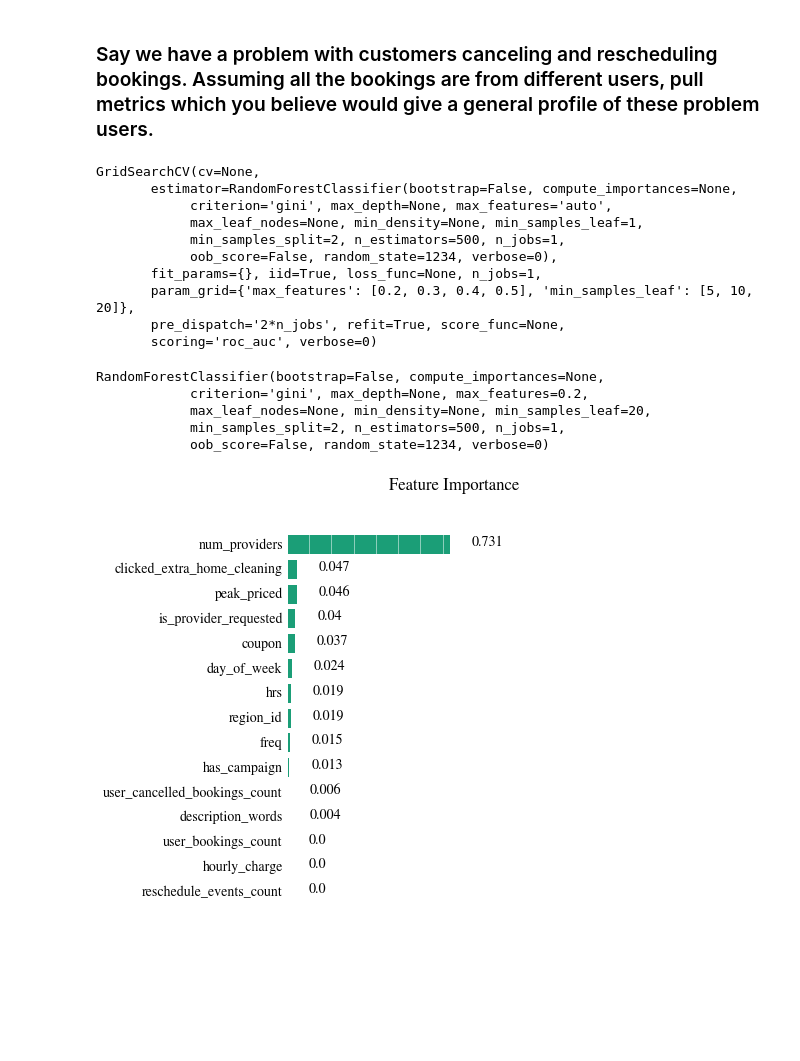
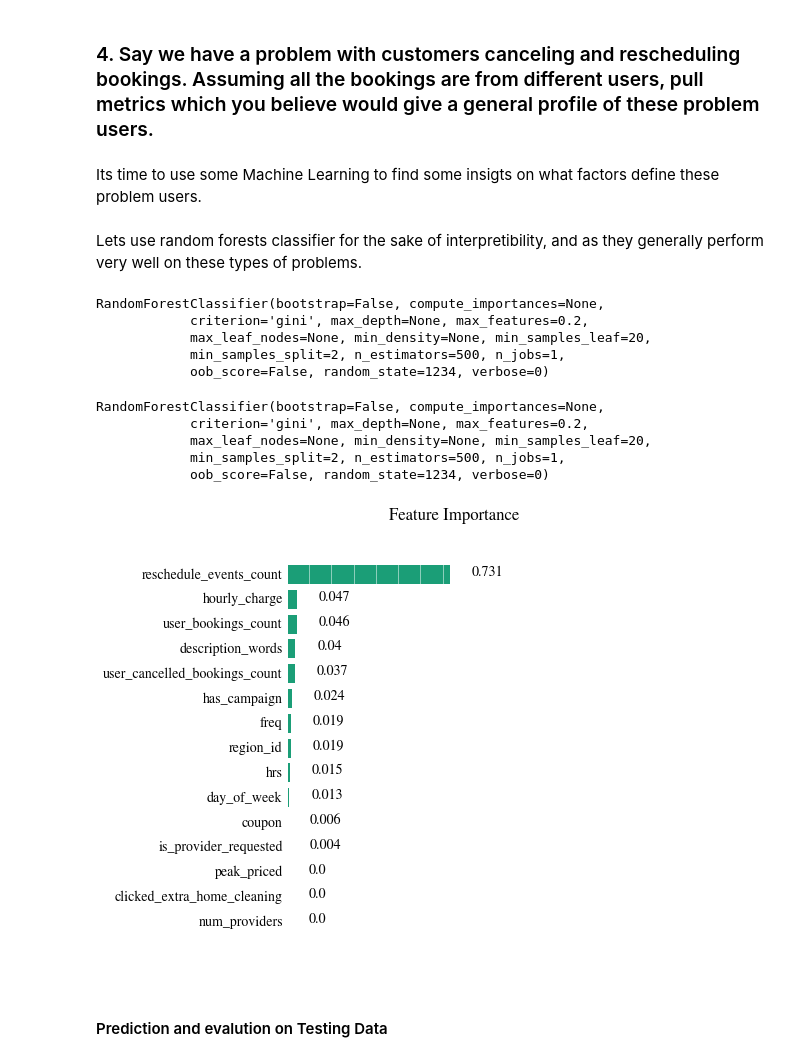
Before and after one commit to asa88/DataExploration, a Jupyter notebook: handy_challenge.ipynb, the cells around one changed output. Drawn from its saved outputs; the diff is of its cells as text; code cells hidden in the pictures; blank space fills up the shorter version.

```diff
--- a/handy_challenge.ipynb
+++ b/handy_challenge.ipynb
@@ -148,5 +161,7 @@ plt.show()
 # %% [markdown]
-### Say we have a problem with customers canceling and rescheduling bookings. Assuming all the bookings are from different users, pull metrics which you believe would give a general profile of these problem users.
+### 4. Say we have a problem with customers canceling and rescheduling bookings. Assuming all the bookings are from different users, pull metrics which you believe would give a general profile of these problem users.
+# %% [markdown]
+Its time to use some Machine Learning to find some insigts on what factors define these problem users.
 # %%
 ''' Brew up the Traininig Data'''
 train_df=copy.deepcopy(tr_df)
@@ -159,11 +174,12 @@ train_df.coupon[train_df.coupon >0 ] =1
 
 train_labels=train_df.ix[:,['problem_customers']] #set training labels
 # %%
-'''Ignore some datetime features'''
+'''Ignore some datetime features as we are using day of week'''
 train_df=train_df.ix[:,[ 'day_of_week','description_words','hrs', 'coupon', 'num_providers',  'has_campaign', 'freq',
-                  'hourly_charge',  'clicked_extra_home_cleaning',  'region_id',
-                  'peak_priced', 'is_provider_requested','reschedule_events_count','user_bookings_count',
-                   'user_cancelled_bookings_count']]
+                  'hourly_charge',  'clicked_extra_home_cleaning',  'region_id','peak_priced', 'is_provider_requested',
+                  'reschedule_events_count','user_bookings_count','user_cancelled_bookings_count']]
+# %% [markdown]
+Lets use random forests classifier for the sake of interpretibility, and as they generally perform very well on these types of problems.
 # %%
 '''GRID SEARCH FOR BEST PARAMETERS'''
 # Build a forest and compute the feature importances
@@ -171,15 +187,11 @@ param_grid = {'min_samples_leaf':[5, 10, 20] , 'max_features': [0.2, 0.3, 0.4, 0
 forest = RandomForestClassifier(n_estimators=500,  random_state=1234,bootstrap = False)
 clf = grid_search.GridSearchCV(forest, param_grid,scoring='roc_auc')
 clf.fit(np.array(train_df), np.ravel(train_labels))
+print clf.best_estimator_
 # %% [output]
-GridSearchCV(cv=None,
-       estimator=RandomForestClassifier(bootstrap=False, compute_importances=None,
-            criterion='gini', max_depth=None, max_features='auto',
-            max_leaf_nodes=None, min_density=None, min_samples_leaf=1,
+RandomForestClassifier(bootstrap=False, compute_importances=None,
+            criterion='gini', max_depth=None, max_features=0.2,
+            max_leaf_nodes=None, min_density=None, min_samples_leaf=20,
             min_samples_split=2, n_estimators=500, n_jobs=1,
-            oob_score=False, random_state=1234, verbose=0),
-       fit_params={}, iid=True, loss_func=None, n_jobs=1,
-       param_grid={'max_features': [0.2, 0.3, 0.4, 0.5], 'min_samples_leaf': [5, 10, 20]},
-       pre_dispatch='2*n_jobs', refit=True, score_func=None,
-       scoring='roc_auc', verbose=0)
+            oob_score=False, random_state=1234, verbose=0)
 # %%
@@ -196,34 +208,34 @@ RandomForestClassifier(bootstrap=False, compute_importances=None,
             min_samples_split=2, n_estimators=500, n_jobs=1,
             oob_score=False, random_state=1234, verbose=0)
 # %%
+''' compute feature importance'''
 importances = clf_forest.feature_importances_
 std = np.std([tree.feature_importances_ for tree in clf_forest.estimators_],
              axis=0)
-indices = np.argsort(importances)[::-1]
+indices = np.argsort(importances)
 # %%
+''' Visualize Feature Importance '''
 plt.figure(figsize=(6,8))
 plt.title('Feature Importance')
-plt.barh(range(15), importances[indices][::-1],align='center')
+plt.barh(range(15), importances[indices],align='center')
 plt.yticks(range(15), train_df.columns[indices])
 
 #add the numbers to the side of each bar
-for ind,val in zip(indices,range(14,-1,-1)):
+for ind,val in zip(indices,range(0,15)):
     plt.annotate(str(round(importances[ind],3)), xy=(importances[ind] + 0.1, val + .1), va='center')
 
-#cutomize ticks
-#ticks = plt.yticks(pos + .5, city)
 xt = plt.xticks()[0]
 plt.xticks(xt, [' '] * len(xt))
 
 #minimize chartjunk
 remove_border(left=False, bottom=False)
 plt.grid(axis = 'x', color ='white', linestyle='-')
 
 #set plot limits
 plt.xlim(0, 1.5)
 plt.show()
 # %% [output]
-[figure, old version]
+[figure, new version]
 # %%
 ''' Brew up the Testing Data'''
 ts_df=pd.read_csv('handy_bookings_test.csv')
@@ -246,5 +258,7 @@ test_df=test_df.ix[:,[ 'day_of_week','description_words','hrs', 'coupon', 'num_p
                   'hourly_charge',  'clicked_extra_home_cleaning',  'region_id',
                   'peak_priced', 'is_provider_requested','reschedule_events_count','user_bookings_count',
                    'user_cancelled_bookings_count']]
+# %% [markdown]
+#### Prediction and evalution on Testing Data
 # %%
 ts_predict=clf_forest.predict(np.array(test_df))
```
Also changed, not shown: parts of 31 cells of this notebook.
